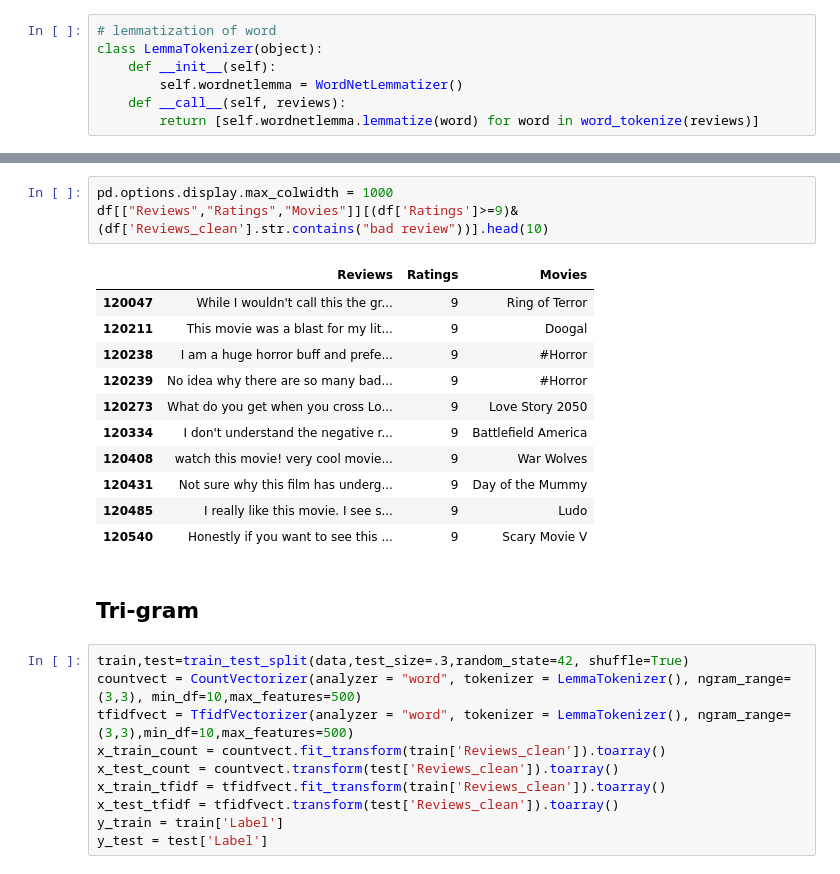
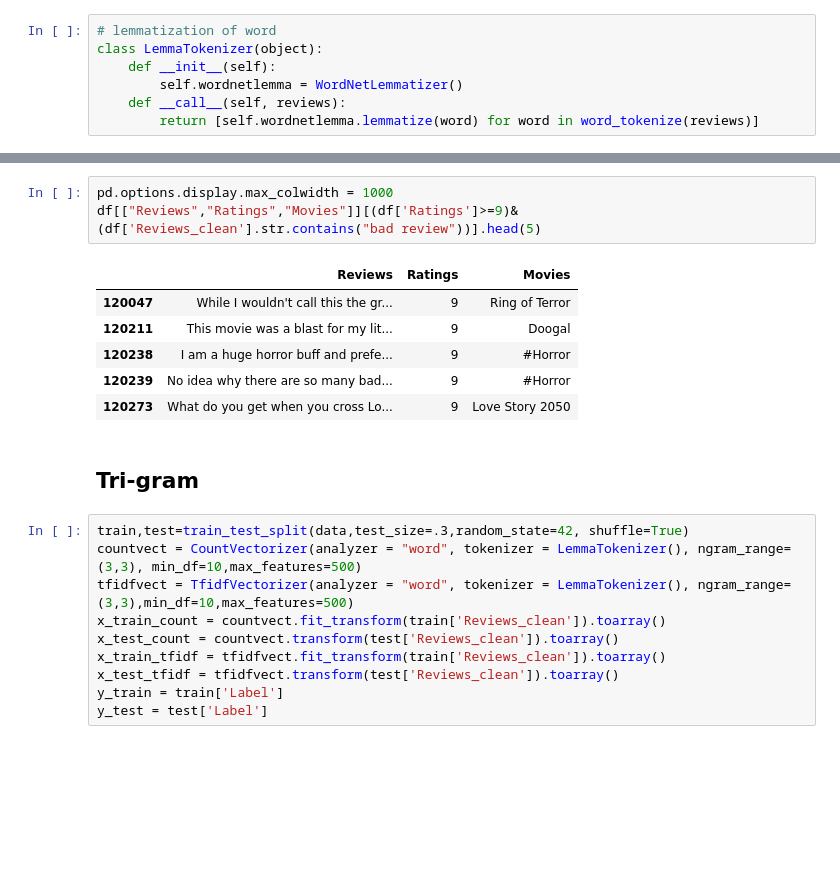
Before and after one commit to stngan/sentiment-python, a Jupyter notebook: sentiment.ipynb, the cells around one changed output, grey strips where cells are left out. Drawn from its saved outputs; the diff is of its cells as text; blank space fills up the shorter version.

```diff
--- a/sentiment.ipynb
+++ b/sentiment.ipynb
@@ -598,21 +604,16 @@ print(importantfeature)
 +-----------------------+----------------------+
 # %%
 pd.options.display.max_colwidth = 1000
-df[["Reviews","Ratings","Movies"]][(df['Ratings']>=9)&(df['Reviews_clean'].str.contains("bad review"))].head(10)
+df[["Reviews","Ratings","Movies"]][(df['Ratings']>=9)&(df['Reviews_clean'].str.contains("bad review"))].head(5)
 # %% [output]
 |  | Reviews | Ratings | Movies |
 | 120047 | While I wouldn't call this the gr... | 9 | Ring of Terror |
 | 120211 | This movie was a blast for my lit... | 9 | Doogal |
 | 120238 | I am a huge horror buff and prefe... | 9 | #Horror |
 | 120239 | No idea why there are so many bad... | 9 | #Horror |
 | 120273 | What do you get when you cross Lo... | 9 | Love Story 2050 |
-| 120334 | I don't understand the negative r... | 9 | Battlefield America |
-| 120408 | watch this movie! very cool movie... | 9 | War Wolves |
-| 120431 | Not sure why this film has underg... | 9 | Day of the Mummy |
-| 120485 | I really like this movie. I see s... | 9 | Ludo |
-| 120540 | Honestly if you want to see this ... | 9 | Scary Movie V |
 # %% [markdown]
-## Tri-gram
+## **Tri-gram**
 # %%
 train,test=train_test_split(data,test_size=.3,random_state=42, shuffle=True)
 countvect = CountVectorizer(analyzer = "word", tokenizer = LemmaTokenizer(), ngram_range=(3,3), min_df=10,max_features=500)
```
Also changed, not shown: parts of 37 cells of this notebook.
